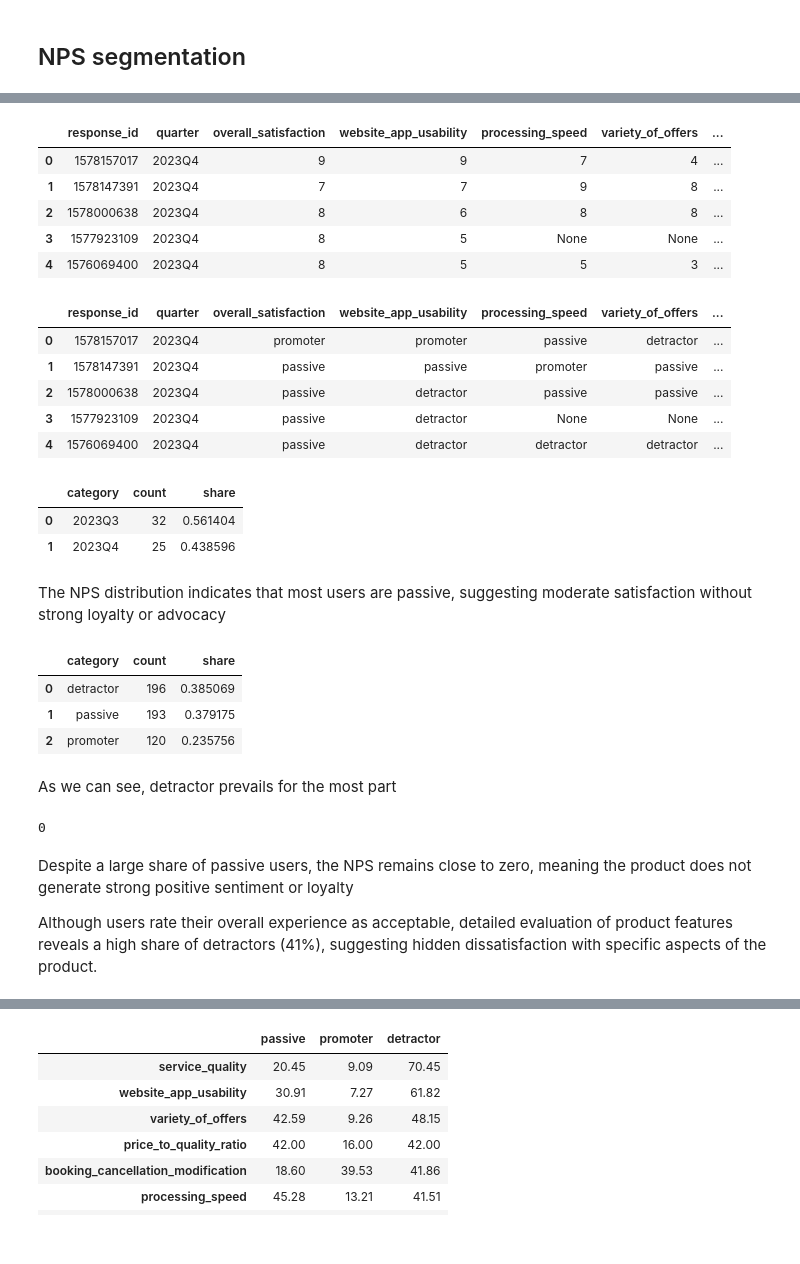
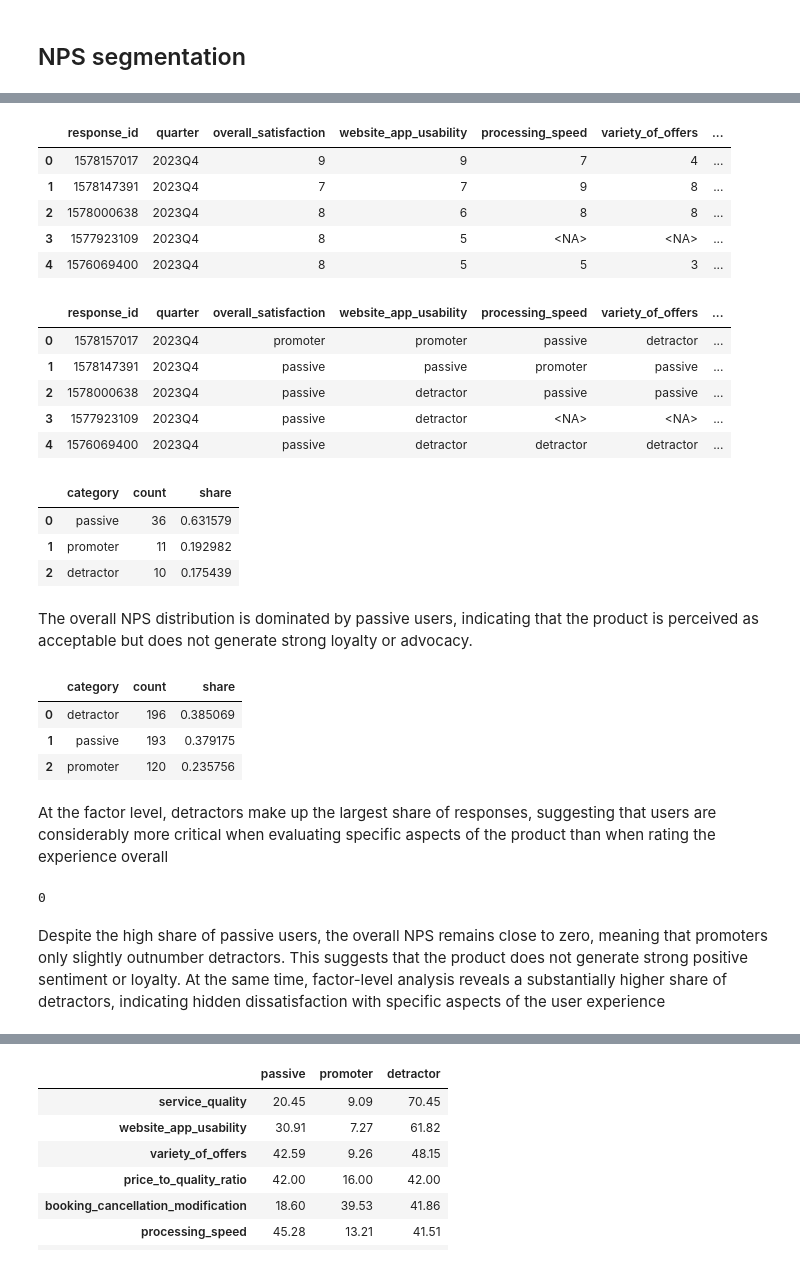
Before and after one commit to anxsel/analytics-portfolio, a Jupyter notebook: hotel-booking-survey-analysis/survey_analysis.ipynb, the cells around one changed output, grey strips where cells are left out. Cells and saved outputs as stored; diff of their text form; code cells hidden in the pictures.

```diff
--- a/hotel-booking-survey-analysis/survey_analysis.ipynb
+++ b/hotel-booking-survey-analysis/survey_analysis.ipynb
@@ -156,7 +156,7 @@ Name: count, dtype: int64
 # %% [markdown]
 We have 77 'cannot_evaluate' answers which are nan
 # %%
-df.replace(['cannot_evaluate', float('nan')], None, inplace=True)
+df = df.replace('cannot_evaluate', pd.NA)
 df.head()
 # %% [output]
 |  | response_id | created_at | service_usage_duration | overall_satisfaction | website_app_usability | ... |
@@ -232,31 +257,28 @@ df_new.head()
 # %%
-nps_scores = df_new.iloc[:, [0, 2, 4, 5, 6, 7, 8, 9, 10, 11, 12, 13]]
+nps_scores = analysis_df[['response_id', 'quarter'] + factor_cols].copy()
+nps_scores.head()
+# %% [output]
+|  | response_id | quarter | overall_satisfaction | website_app_usability | processing_speed | variety_of_offers | ... |
+| 0 | 1578157017 | 2023Q4 | 9 | 9 | 7 | 4 | ... |
+| 1 | 1578147391 | 2023Q4 | 7 | 7 | 9 | 8 | ... |
+| 2 | 1578000638 | 2023Q4 | 8 | 6 | 8 | 8 | ... |
+| 3 | 1577923109 | 2023Q4 | 8 | 5 | <NA> | <NA> | ... |
+| 4 | 1576069400 | 2023Q4 | 8 | 5 | 5 | 3 | ... |
-# %%
-nps_scores.head()
-# %% [output]
-|  | response_id | quarter | overall_satisfaction | website_app_usability | processing_speed | variety_of_offers | ... |
-| 0 | 1578157017 | 2023Q4 | 9 | 9 | 7 | 4 | ... |
-| 1 | 1578147391 | 2023Q4 | 7 | 7 | 9 | 8 | ... |
-| 2 | 1578000638 | 2023Q4 | 8 | 6 | 8 | 8 | ... |
-| 3 | 1577923109 | 2023Q4 | 8 | 5 | None | None | ... |
-| 4 | 1576069400 | 2023Q4 | 8 | 5 | 5 | 3 | ... |
 # %%
-def status(x):
-    if pd.isna(x):
-        return x
+def map_nps_status(value):
+    if pd.isna(value):
+        return pd.NA
 
-    x = int(x)
+    value = int(value)
 
-    if x in (9, 10):
+    if value >= 9:
         return 'promoter'
-    elif x in (7, 8):
+    elif value >= 7:
         return 'passive'
-    elif 1 <= x <= 6:
+    else:
         return 'detractor'
-
-    return x
 # %%
-nps_scores.iloc[:, 2:] = nps_scores.iloc[:, 2:].applymap(status)
+nps_scores[factor_cols] = nps_scores[factor_cols].applymap(map_nps_status)
 
 nps_scores.head()
 # %% [output]
@@ -264,18 +286,22 @@ nps_scores.head()
 | 0 | 1578157017 | 2023Q4 | promoter | promoter | passive | detractor | ... |
 | 1 | 1578147391 | 2023Q4 | passive | passive | promoter | passive | ... |
 | 2 | 1578000638 | 2023Q4 | passive | detractor | passive | passive | ... |
-| 3 | 1577923109 | 2023Q4 | passive | detractor | None | None | ... |
+| 3 | 1577923109 | 2023Q4 | passive | detractor | <NA> | <NA> | ... |
 | 4 | 1576069400 | 2023Q4 | passive | detractor | detractor | detractor | ... |
 # %%
-overall_nps_category = nps_scores.iloc[:, 1].value_counts().reset_index()
-overall_nps_category.columns = ['category', 'count']
-overall_nps_category['share'] = overall_nps_category['count'] / overall_nps_category['count'].sum()
+overall_nps_distribution = (nps_scores['overall_satisfaction']
+    .value_counts(dropna=False)
+    .rename_axis('category')
+    .reset_index(name='count')
+    )
+overall_nps_distribution['share'] = (overall_nps_distribution['count'] / overall_nps_distribution['count'].sum())
 
-overall_nps_category
+overall_nps_distribution
 # %% [output]
 |  | category | count | share |
-| 0 | 2023Q3 | 32 | 0.561404 |
-| 1 | 2023Q4 | 25 | 0.438596 |
+| 0 | passive | 36 | 0.631579 |
+| 1 | promoter | 11 | 0.192982 |
+| 2 | detractor | 10 | 0.175439 |
 # %% [markdown]
-The NPS distribution indicates that most users are passive, suggesting moderate satisfaction without strong loyalty or advocacy
+The overall NPS distribution is dominated by passive users, indicating that the product is perceived as acceptable but does not generate strong loyalty or advocacy.
 # %%
@@ -290,5 +316,5 @@ nps_category
 | 1 | passive | 193 | 0.379175 |
 | 2 | promoter | 120 | 0.235756 |
 # %% [markdown]
-As we can see, detractor prevails for the most part
+At the factor level, detractors make up the largest share of responses, suggesting that users are considerably more critical when evaluating specific aspects of the product than when rating the experience overall
 # %%
@@ -299,9 +325,7 @@ overall_nps
 # %% [output]
 0
 # %% [markdown]
-Despite a large share of passive users, the NPS remains close to zero, meaning the product does not generate strong positive sentiment or loyalty
-
-Although users rate their overall experience as acceptable, detailed evaluation of product features reveals a high share of detractors (41%), suggesting hidden dissatisfaction with specific aspects of the product.
+Despite the high share of passive users, the overall NPS remains close to zero, meaning that promoters only slightly outnumber detractors. This suggests that the product does not generate strong positive sentiment or loyalty. At the same time, factor-level analysis reveals a substantially higher share of detractors, indicating hidden dissatisfaction with specific aspects of the user experience
 # %%
 nps_cols = nps_scores.columns[2:]
 
```
Also changed, not shown: parts of 32 cells of this notebook.
